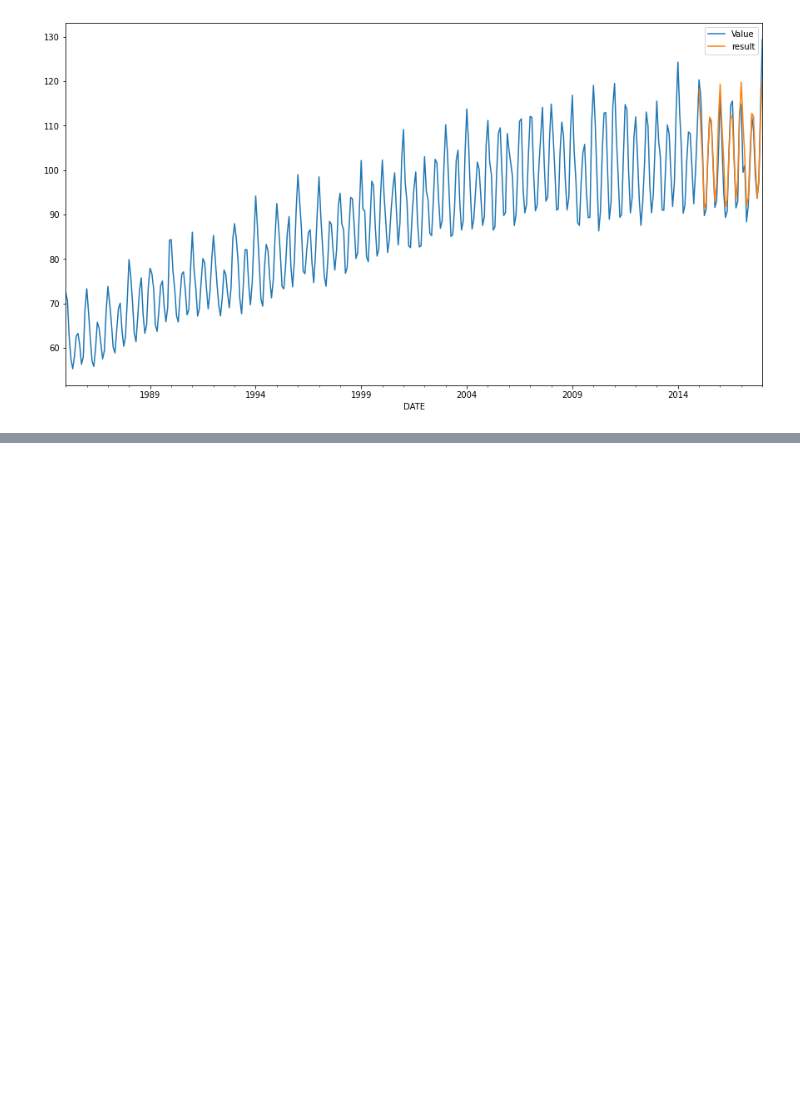
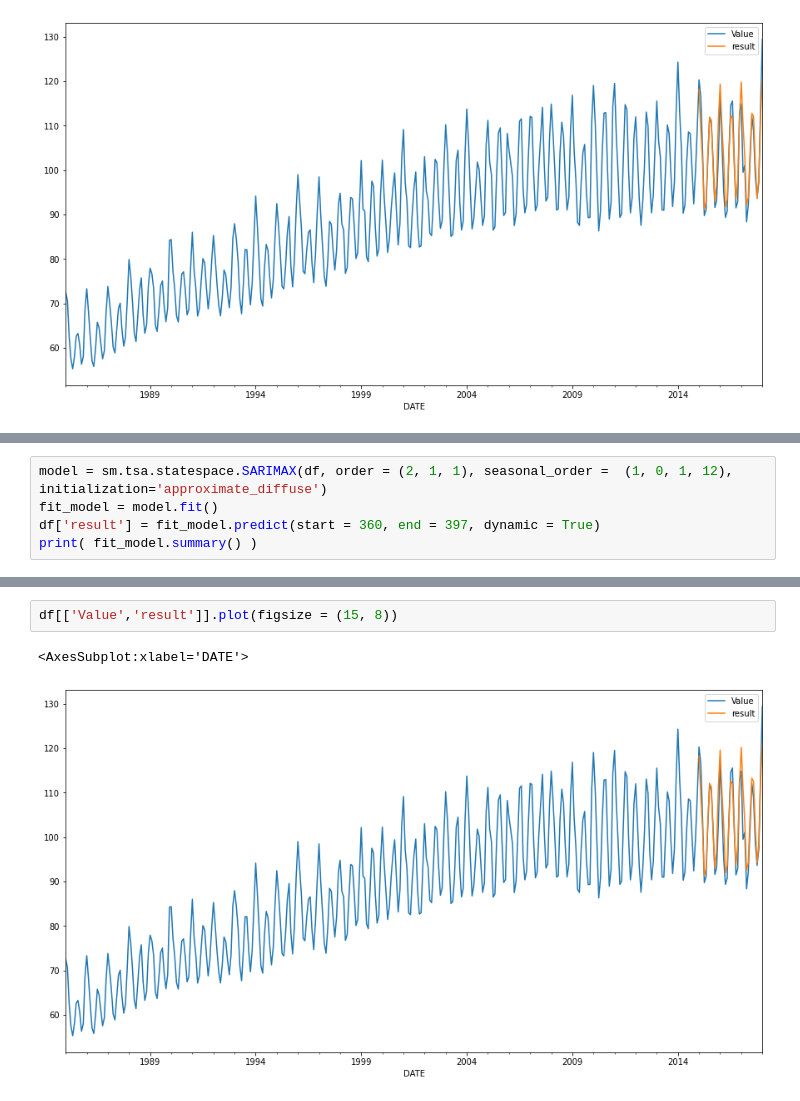
Before and after one commit to dlarhkd1211/ADP, a Jupyter notebook: 1127/11-27TimeSeries.ipynb, the cells around one changed output, grey strips where cells are left out. Cells and saved outputs as stored; diff of their text form; blank space fills up the shorter version.

Commit message:
Summary Plus

```diff
--- a/1127/11-27TimeSeries.ipynb
+++ b/1127/11-27TimeSeries.ipynb
@@ -374,0 +424,5 @@ df[['Value','result']].plot(figsize = (15, 8))
+# %%
+model = sm.tsa.statespace.SARIMAX(df, order = (2, 1, 1), seasonal_order =  (1, 0, 1, 12), initialization='approximate_diffuse')
+fit_model = model.fit()
+df['result'] = fit_model.predict(start = 360, end = 397, dynamic = True)
+print( fit_model.summary() )
@@ -374,0 +447,5 @@ df[['Value','result']].plot(figsize = (15, 8))
+# %%
+df[['Value','result']].plot(figsize = (15, 8))
+# %% [output]
+<AxesSubplot:xlabel='DATE'>
+[figure, added]
```
Also changed, not shown: parts of 10 cells of this notebook.
